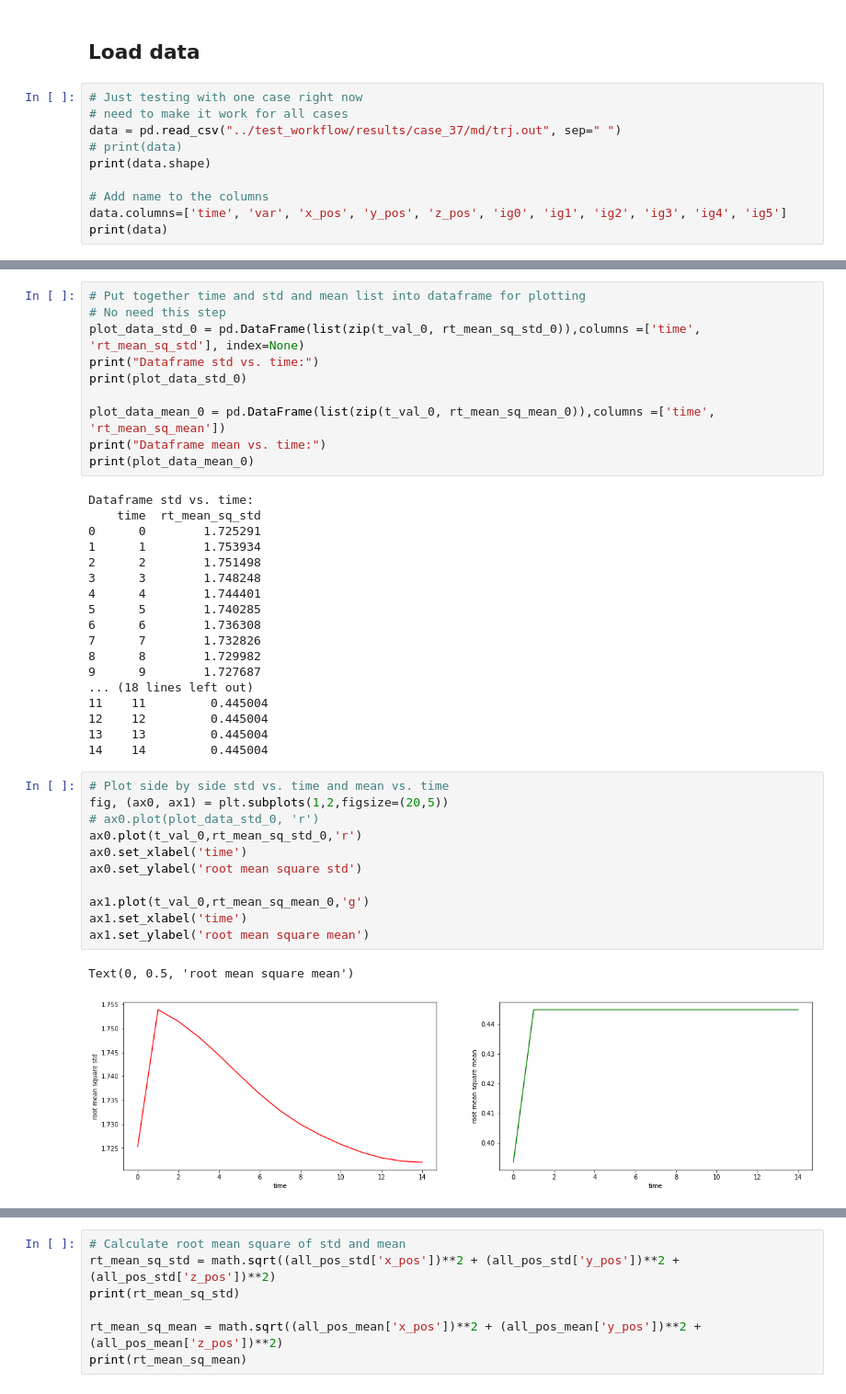
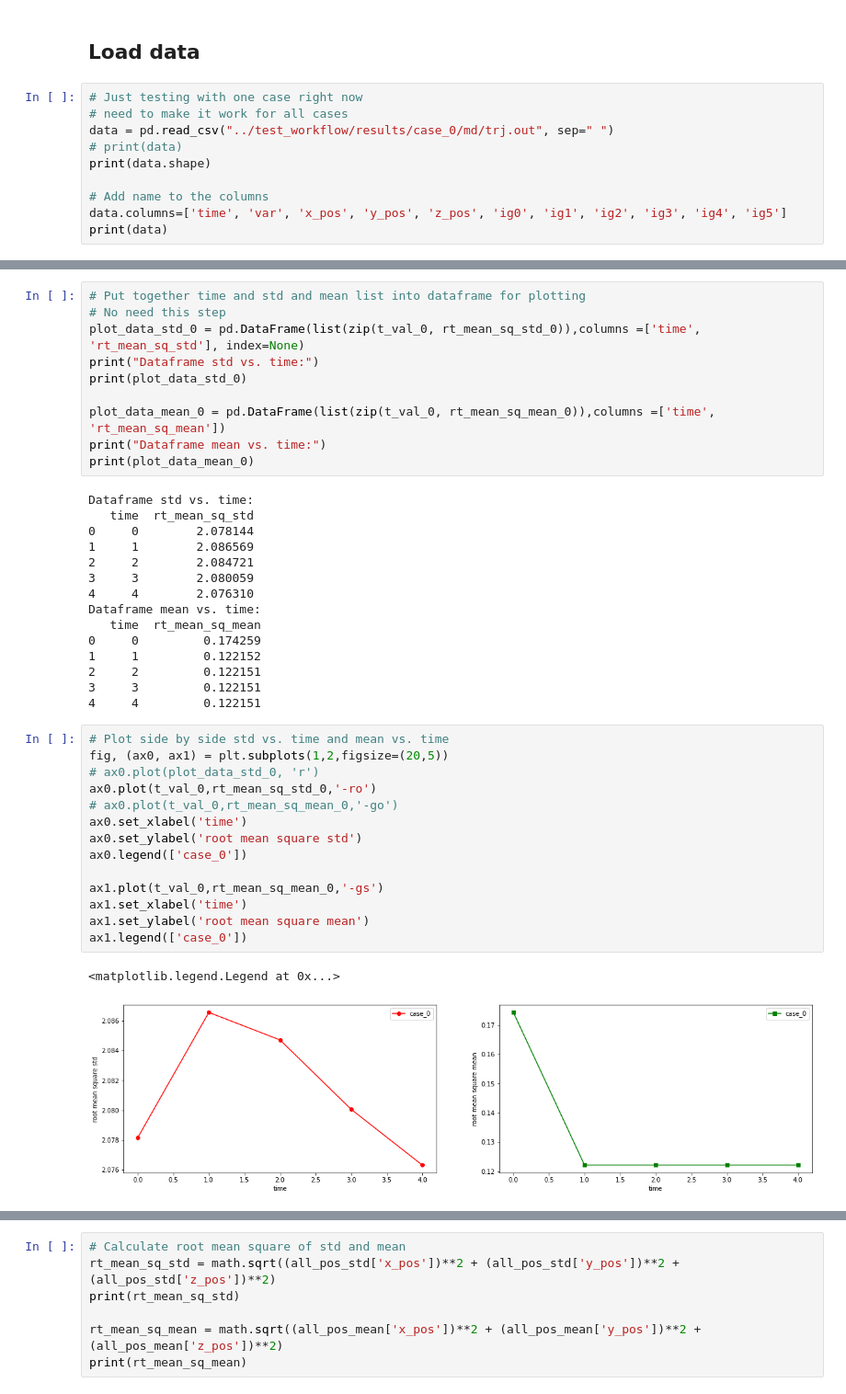
Before and after one commit to parallelworks/mdlite-workflow, a Jupyter notebook: main.ipynb, the cells around one changed output, grey strips where cells are left out. Shown at 92% size. Cells and saved outputs as stored; diff of their text form.

Commit message:
Add plots with label and pointer.

```diff
--- a/main.ipynb
+++ b/main.ipynb
@@ -310,7 +294,7 @@ Case number is: case_53
 # %%
 # Just testing with one case right now
 # need to make it work for all cases
-data = pd.read_csv("../test_workflow/results/case_37/md/trj.out", sep=" ")
+data = pd.read_csv("../test_workflow/results/case_0/md/trj.out", sep=" ")
 # print(data)
 print(data.shape)
 
@@ -422,36 +396,36 @@ print("Dataframe mean vs. time:")
 print(plot_data_mean_0)
 # %% [output]
 Dataframe std vs. time:
-    time  rt_mean_sq_std
-0      0        1.725291
-1      1        1.753934
-2      2        1.751498
-3      3        1.748248
-4      4        1.744401
-5      5        1.740285
-6      6        1.736308
-7      7        1.732826
-8      8        1.729982
-9      9        1.727687
-... (18 lines left out)
-11    11         0.445004
-12    12         0.445004
-13    13         0.445004
-14    14         0.445004
+   time  rt_mean_sq_std
+0     0        2.078144
+1     1        2.086569
+2     2        2.084721
+3     3        2.080059
+4     4        2.076310
+Dataframe mean vs. time:
+   time  rt_mean_sq_mean
+0     0         0.174259
+1     1         0.122152
+2     2         0.122151
+3     3         0.122151
+4     4         0.122151
 # %%
 # Plot side by side std vs. time and mean vs. time
 fig, (ax0, ax1) = plt.subplots(1,2,figsize=(20,5))
 # ax0.plot(plot_data_std_0, 'r')
-ax0.plot(t_val_0,rt_mean_sq_std_0,'r')
+ax0.plot(t_val_0,rt_mean_sq_std_0,'-ro')
+# ax0.plot(t_val_0,rt_mean_sq_mean_0,'-go')
 ax0.set_xlabel('time')
 ax0.set_ylabel('root mean square std')
+ax0.legend(['case_0'])
 
-ax1.plot(t_val_0,rt_mean_sq_mean_0,'g')
+ax1.plot(t_val_0,rt_mean_sq_mean_0,'-gs')
 ax1.set_xlabel('time')
 ax1.set_ylabel('root mean square mean')
+ax1.legend(['case_0'])
 # %% [output]
-Text(0, 0.5, 'root mean square mean')
+<matplotlib.legend.Legend at 0x...>
-[figure, old version]
+[figure, new version]
 # %%
 # Get x_pos, y_pos, z_pos for each time value
 each_time = data.loc[data['time'] == 0, 'x_pos':'z_pos']
```
Also changed, not shown: parts of 5 cells of this notebook.
